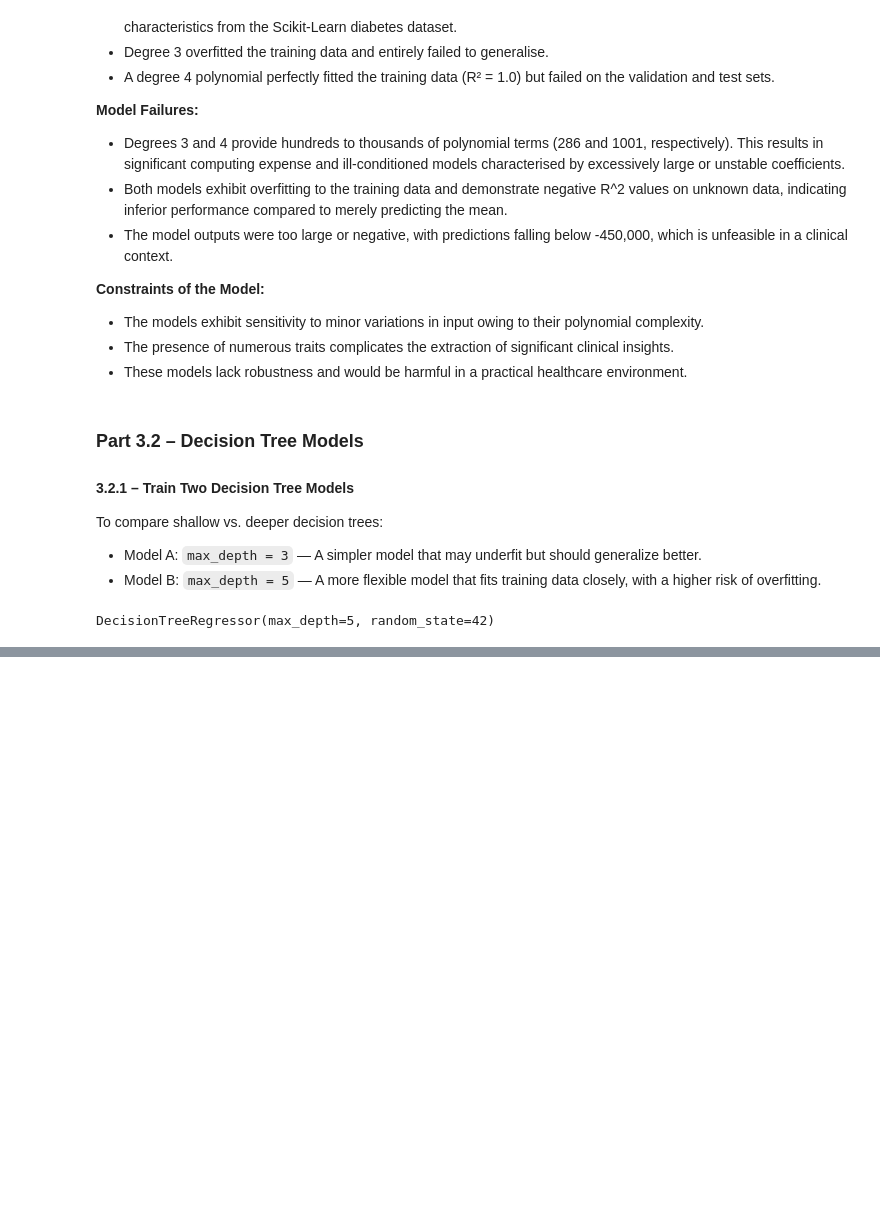
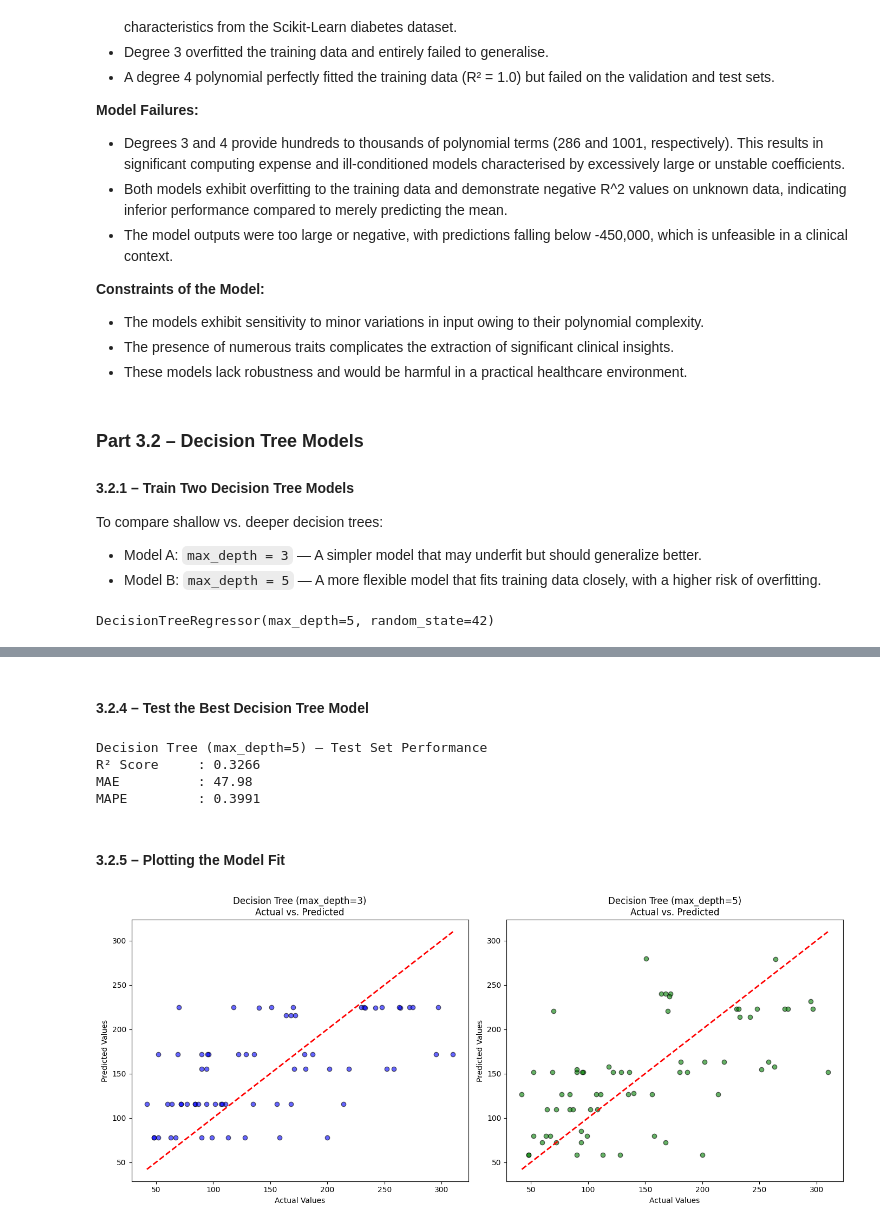
Before and after one commit to MandeepCon/Practical-Lab-2-MLR, a Jupyter notebook: Practical lab2.ipynb, the cells around one changed output, grey strips where cells are left out. Cells and saved outputs as stored; diff of their text form; code cells hidden in the pictures; blank space fills up the shorter version.

```diff
--- a/Practical lab2.ipynb
+++ b/Practical lab2.ipynb
@@ -1042,0 +1102,48 @@ DecisionTreeRegressor(max_depth=5, random_state=42)
+# %% [markdown]
+#### **3.2.4 – Test the Best Decision Tree Model**
+# %%
+# Test model with max_depth = 5
+y_test_pred_dtree5 = dtree_depth5.predict(X_test_mv)
+r2_test_5 = r2_score(y_test, y_test_pred_dtree5)
+mae_test_5 = mean_absolute_error(y_test, y_test_pred_dtree5)
+mape_test_5 = mean_absolute_percentage_error(y_test, y_test_pred_dtree5)
+
+print("\nDecision Tree (max_depth=5) – Test Set Performance")
+print(f"R² Score     : {r2_test_5:.4f}")
+print(f"MAE          : {mae_test_5:.2f}")
+print(f"MAPE         : {mape_test_5:.4f}")
+# %% [output]
+Decision Tree (max_depth=5) – Test Set Performance
+R² Score     : 0.3266
+MAE          : 47.98
+MAPE         : 0.3991
+# %% [markdown]
+#### **3.2.5 – Plotting the Model Fit**
+# %%
+# Predictions from both models
+y_pred_3 = dtree_depth3.predict(X_test_mv)
+y_pred_5 = dtree_depth5.predict(X_test_mv)
+
+# Create scatter plots
+plt.figure(figsize=(14, 6))
+
+# Plot for max_depth = 3
+plt.subplot(1, 2, 1)
+plt.scatter(y_test, y_pred_3, color='blue', edgecolors='k', alpha=0.6)
+plt.plot([y_test.min(), y_test.max()], [y_test.min(), y_test.max()], 'r--', linewidth=2)
+plt.xlabel('Actual Values')
+plt.ylabel('Predicted Values')
+plt.title('Decision Tree (max_depth=3)\nActual vs. Predicted')
+
+# Plot for max_depth = 5
+plt.subplot(1, 2, 2)
+plt.scatter(y_test, y_pred_5, color='green', edgecolors='k', alpha=0.6)
+plt.plot([y_test.min(), y_test.max()], [y_test.min(), y_test.max()], 'r--', linewidth=2)
+plt.xlabel('Actual Values')
+plt.ylabel('Predicted Values')
+plt.title('Decision Tree (max_depth=5)\nActual vs. Predicted')
+
+plt.tight_layout()
+plt.show()
+# %% [output]
+[figure, added]
```
Also changed, not shown: parts of 10 cells of this notebook.
